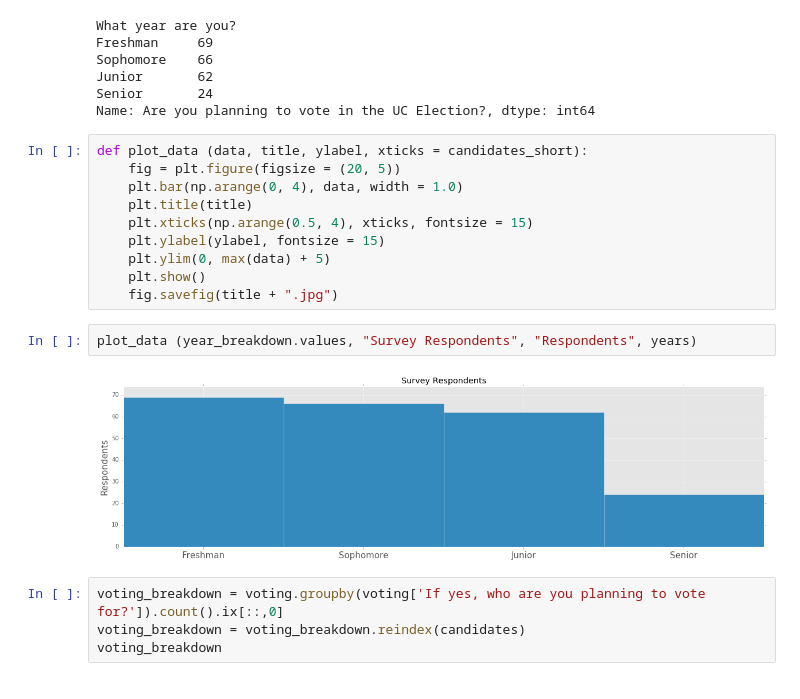
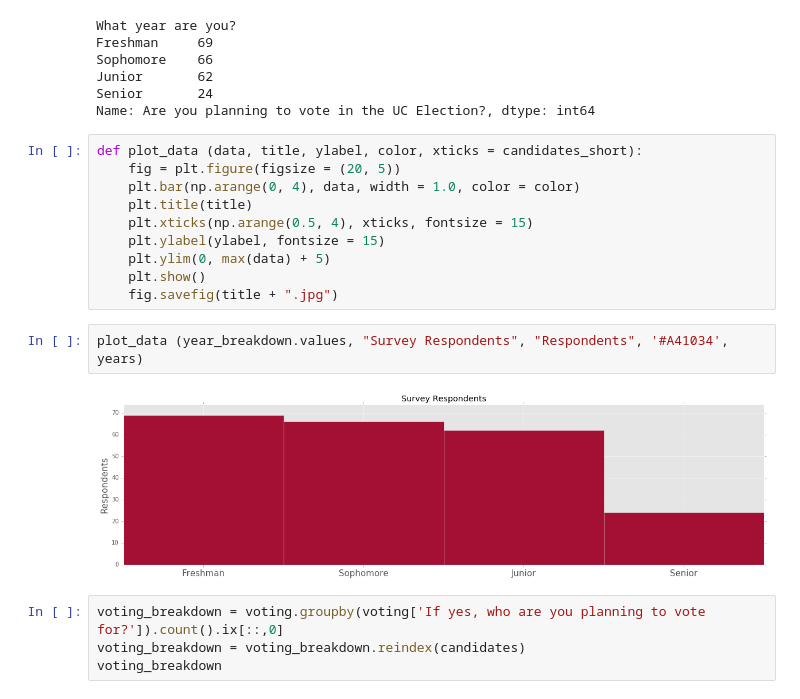
Before and after one commit to HarvardOpenData/sixteenthirtysix, a Jupyter notebook: Data Analysis.ipynb, the cells around one changed output. Drawn from its saved outputs; the diff is of its cells as text.

Commit message:
changed colors

```diff
--- a/Data Analysis.ipynb
+++ b/Data Analysis.ipynb
@@ -27,9 +27,9 @@ Junior       62
 Senior       24
 Name: Are you planning to vote in the UC Election?, dtype: int64
 # %%
-def plot_data (data, title, ylabel, xticks = candidates_short):
+def plot_data (data, title, ylabel, color, xticks = candidates_short):
     fig = plt.figure(figsize = (20, 5))
-    plt.bar(np.arange(0, 4), data, width = 1.0)
+    plt.bar(np.arange(0, 4), data, width = 1.0, color = color)
     plt.title(title)
     plt.xticks(np.arange(0.5, 4), xticks, fontsize = 15)
     plt.ylabel(ylabel, fontsize = 15)
@@ -37,9 +37,9 @@ def plot_data (data, title, ylabel, xticks = candidates_short):
     plt.show()
     fig.savefig(title + ".jpg")
 # %%
-plot_data (year_breakdown.values, "Survey Respondents", "Respondents", years)
+plot_data (year_breakdown.values, "Survey Respondents", "Respondents", '#A41034', years)
 # %% [output]
-[figure, old version]
+[figure, new version]
 # %%
 voting_breakdown = voting.groupby(voting['If yes, who are you planning to vote for?']).count().ix[::,0]
 voting_breakdown = voting_breakdown.reindex(candidates)
```
Also changed, not shown: parts of 7 cells of this notebook.
